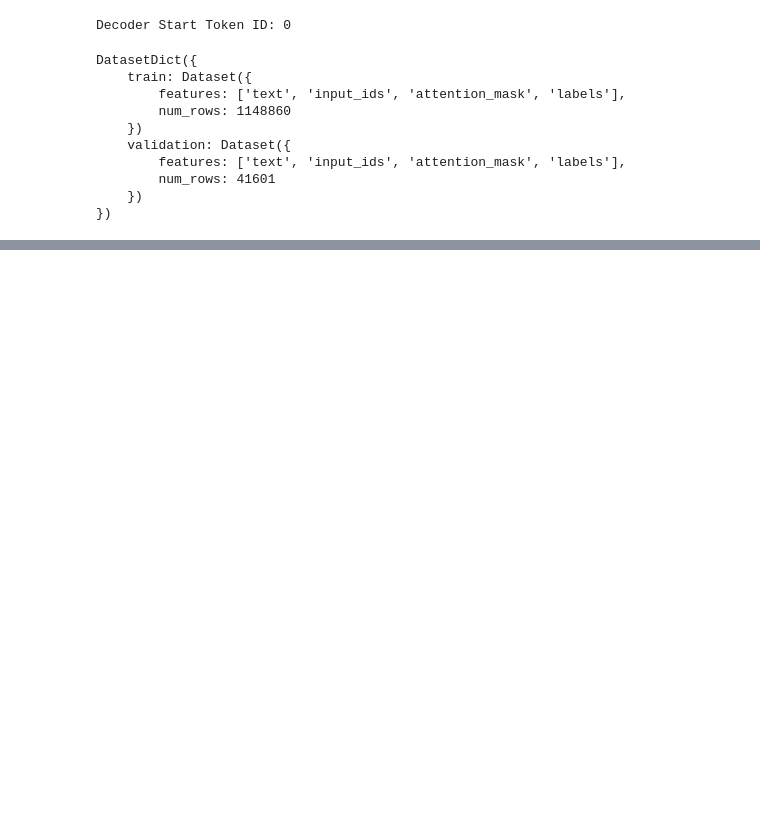
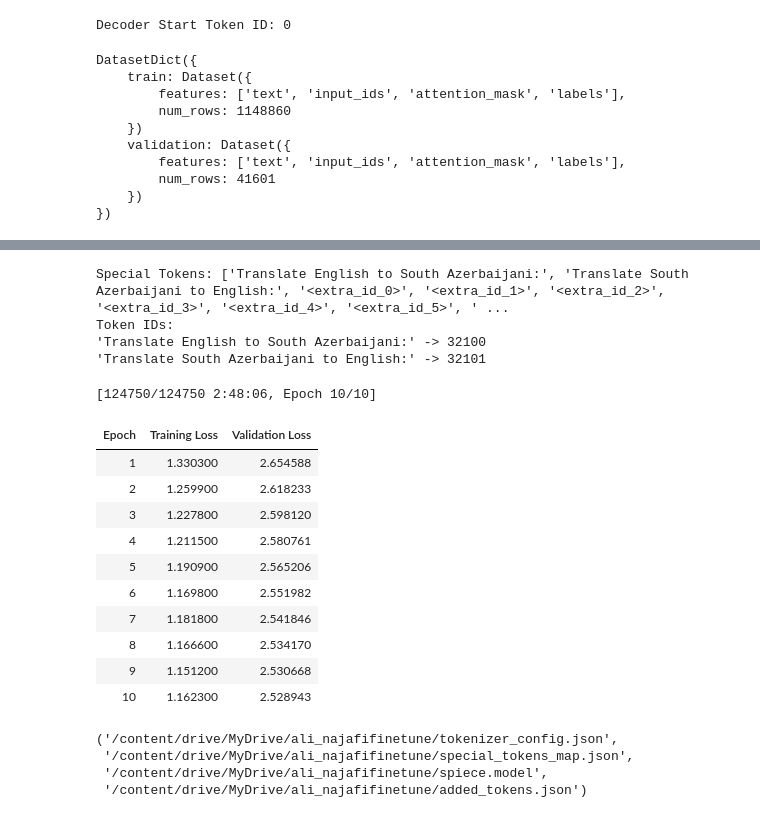
Before and after one commit to Jalilnkh/PyTorch-with-Examples-2024, a Jupyter notebook: train_en_azb.ipynb, the cells around one changed output, grey strips where cells are left out. Cells and saved outputs as stored; diff of their text form; code cells hidden in the pictures; blank space fills up the shorter version.

```diff
--- a/train_en_azb.ipynb
+++ b/train_en_azb.ipynb
@@ -372,32 +366,60 @@ tokenized_dataset = dataset.map(tokenize_function, batched=True)
 from transformers import TrainingArguments, Trainer
 
 training_args = TrainingArguments(
-    output_dir="./results",          # Where to save model checkpoints
+    output_dir="/content/drive/MyDrive/ali_najafifinetune",          # Where to save model checkpoints
     evaluation_strategy="epoch",    # Evaluate at the end of every epoch
     learning_rate=2e-5,             # Learning rate
     per_device_train_batch_size=44, # Batch size per GPU
     per_device_eval_batch_size=44,  # Batch size for validation
-    num_train_epochs=5,             # Number of epochs
+    num_train_epochs=10,             # Number of epochs
     weight_decay=0.01,              # Weight decay for regularization
     save_total_limit=3,
     report_to="none" # Keep only the last 3 checkpoints
 )
+# %%
+
+print("Special Tokens:", tokenizer.additional_special_tokens)
+print("Token IDs:")
+print(f"'Translate English to South Azerbaijani:' -> {tokenizer.convert_tokens_to_ids('Translate English to South Azerbaijani:')}")
+print(f"'Translate South Azerbaijani to English:' -> {tokenizer.convert_tokens_to_ids('Translate South Azerbaijani to English:')}")
+# %% [output]
+Special Tokens: ['Translate English to South Azerbaijani:', 'Translate South Azerbaijani to English:', '<extra_id_0>', '<extra_id_1>', '<extra_id_2>', '<extra_id_3>', '<extra_id_4>', '<extra_id_5>', ' ...
+Token IDs:
+'Translate English to South Azerbaijani:' -> 32100
+'Translate South Azerbaijani to English:' -> 32101
 # %%
 from transformers import Trainer
 import os
 
 # Create the trainer
 trainer = Trainer(
     model=new_model,
     args=training_args,
     train_dataset=tokenized_dataset["train"],
     eval_dataset=tokenized_dataset["validation"]
 )
 
 # Start training
 trainer.train()
 
 # 9. Save
 # Save the model and tokenizer to Google Drive
-model.save_pretrained('/content/drive/MyDrive/fine_tuned_nmt_model2')
-tokenizer.save_pretrained('/content/drive/MyDrive/fine_tuned_nmt_model2')
+model.save_pretrained('/content/drive/MyDrive/ali_najafifinetune')
+tokenizer.save_pretrained('/content/drive/MyDrive/ali_najafifinetune')
+# %% [output]
+[124750/124750 2:48:06, Epoch 10/10]
+| Epoch | Training Loss | Validation Loss |
+| 1 | 1.330300 | 2.654588 |
+| 2 | 1.259900 | 2.618233 |
+| 3 | 1.227800 | 2.598120 |
+| 4 | 1.211500 | 2.580761 |
+| 5 | 1.190900 | 2.565206 |
+| 6 | 1.169800 | 2.551982 |
+| 7 | 1.181800 | 2.541846 |
+| 8 | 1.166600 | 2.534170 |
+| 9 | 1.151200 | 2.530668 |
+| 10 | 1.162300 | 2.528943 |
+('/content/drive/MyDrive/ali_najafifinetune/tokenizer_config.json',
+ '/content/drive/MyDrive/ali_najafifinetune/special_tokens_map.json',
+ '/content/drive/MyDrive/ali_najafifinetune/spiece.model',
+ '/content/drive/MyDrive/ali_najafifinetune/added_tokens.json')
```
Also changed, not shown: parts of 3 cells of this notebook.
